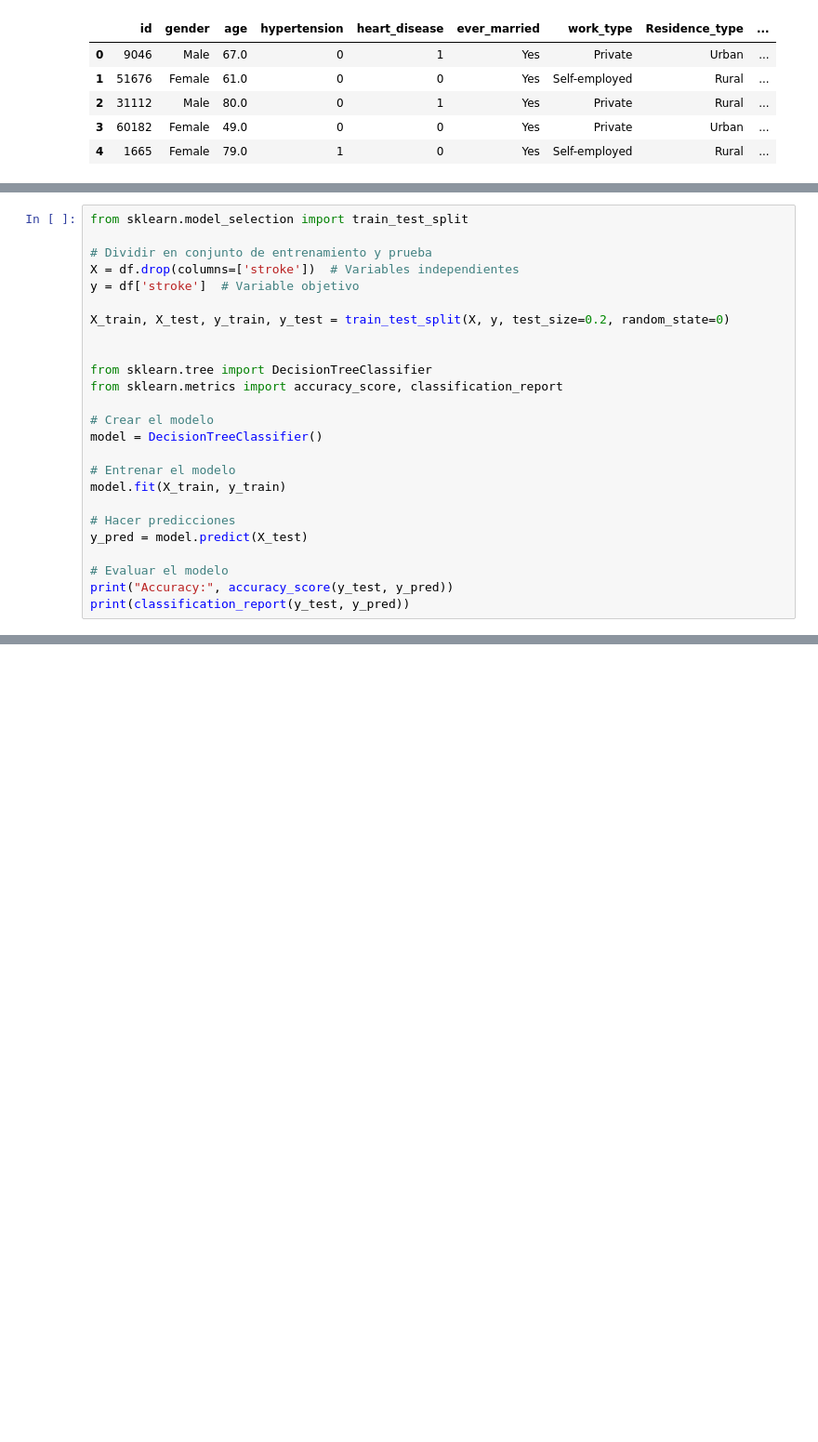
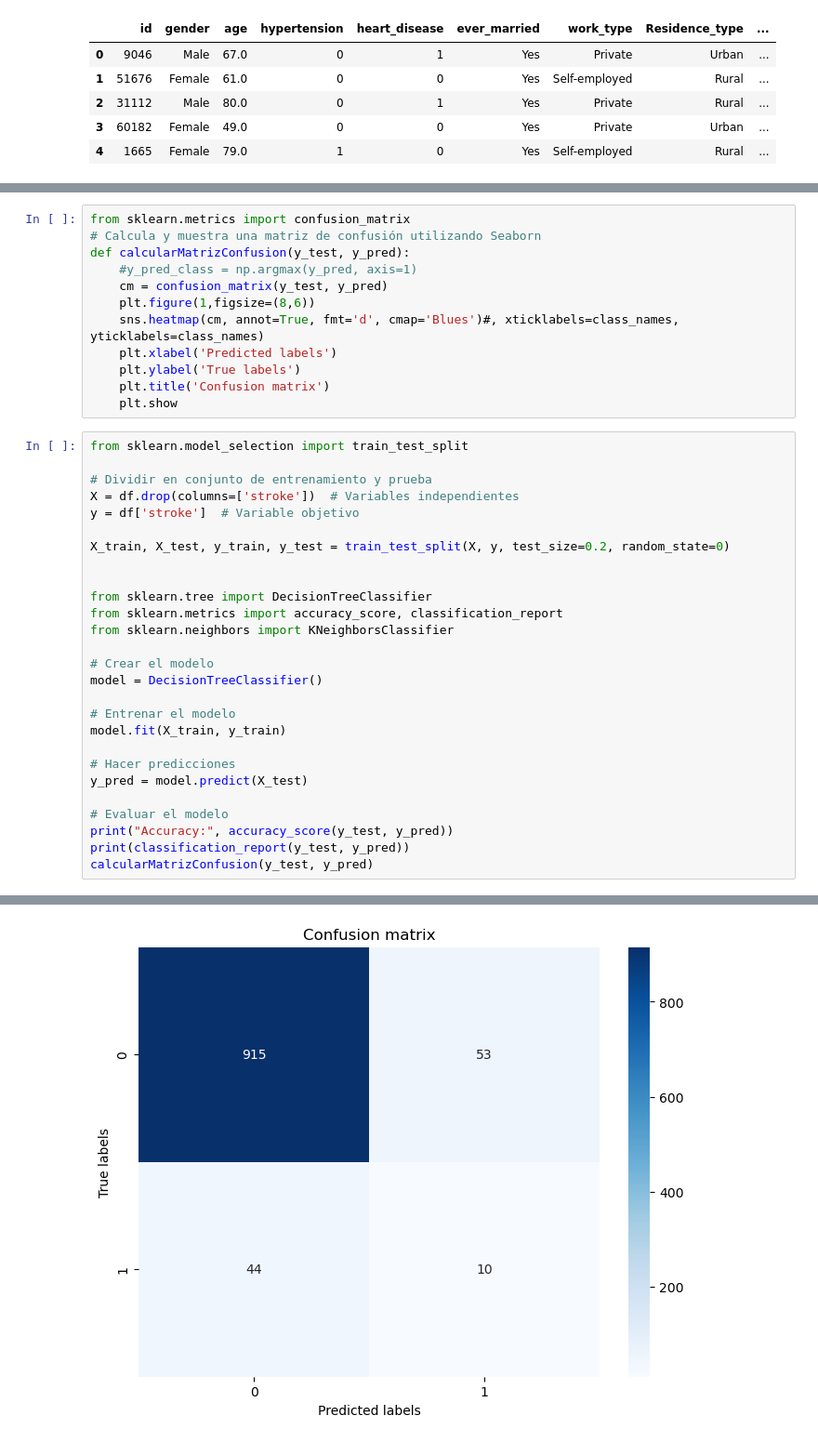
Before and after one commit to lidiamayor/MachineLearning-project, a Jupyter notebook: notebook.ipynb, the cells around one changed output, grey strips where cells are left out. Shown at 93% size. Saved outputs shown, nothing was run; the diff lists cells and outputs as text; blank space fills up the shorter version.

```diff
--- a/notebook.ipynb
+++ b/notebook.ipynb
@@ -100,3 +47,15 @@ plt.show()
+# %%
+from sklearn.metrics import confusion_matrix
+# Calcula y muestra una matriz de confusión utilizando Seaborn
+def calcularMatrizConfusion(y_test, y_pred):
+    #y_pred_class = np.argmax(y_pred, axis=1)
+    cm = confusion_matrix(y_test, y_pred)
+    plt.figure(1,figsize=(8,6))
+    sns.heatmap(cm, annot=True, fmt='d', cmap='Blues')#, xticklabels=class_names,  yticklabels=class_names)
+    plt.xlabel('Predicted labels')
+    plt.ylabel('True labels')
+    plt.title('Confusion matrix')
+    plt.show
 # %%
 from sklearn.model_selection import train_test_split
 
@@ -109,6 +68,7 @@ X_train, X_test, y_train, y_test = train_test_split(X, y, test_size=0.2, random_
 
 from sklearn.tree import DecisionTreeClassifier
 from sklearn.metrics import accuracy_score, classification_report
+from sklearn.neighbors import KNeighborsClassifier
 
 # Crear el modelo
 model = DecisionTreeClassifier()
@@ -122,4 +82,5 @@ y_pred = model.predict(X_test)
 # Evaluar el modelo
 print("Accuracy:", accuracy_score(y_test, y_pred))
 print(classification_report(y_test, y_pred))
+calcularMatrizConfusion(y_test, y_pred)
 # %% [output]
@@ -134 +95,2 @@ Accuracy: 0.9080234833659491
 weighted avg       0.91      0.91      0.91      1022
+[figure, added]
```
Also changed, not shown: parts of 14 cells of this notebook, 1 other file.
